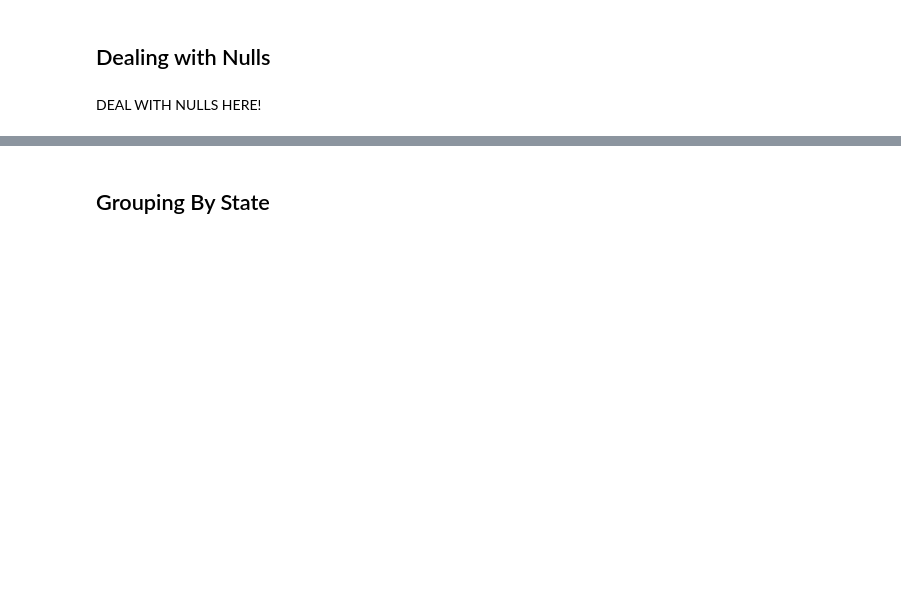
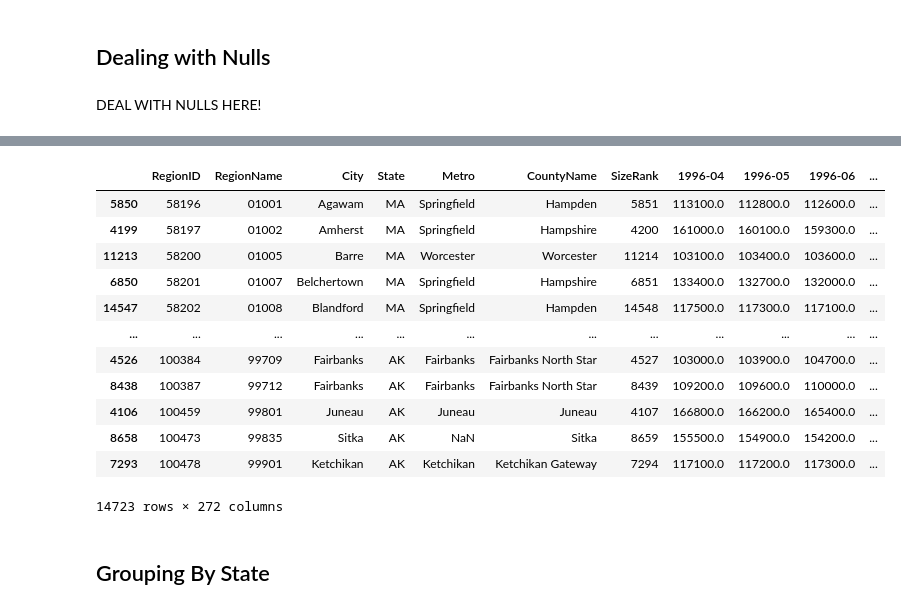
Before and after one commit to jxn628/dsc-phase-4-project-1, a Jupyter notebook: student.ipynb, the cells around one changed output, grey strips where cells are left out. Drawn from its saved outputs; the diff is of its cells as text; code cells hidden in the pictures; blank space fills up the shorter version.

```diff
--- a/student.ipynb
+++ b/student.ipynb
@@ -109,3 +425,19 @@ DEAL WITH NULLS HERE!
+# %%
+df.sort_values('RegionName')
+# %% [output]
+|  | RegionID | RegionName | City | State | Metro | CountyName | SizeRank | 1996-04 | 1996-05 | 1996-06 | ... |
+| 5850 | 58196 | 01001 | Agawam | MA | Springfield | Hampden | 5851 | 113100.0 | 112800.0 | 112600.0 | ... |
+| 4199 | 58197 | 01002 | Amherst | MA | Springfield | Hampshire | 4200 | 161000.0 | 160100.0 | 159300.0 | ... |
+| 11213 | 58200 | 01005 | Barre | MA | Worcester | Worcester | 11214 | 103100.0 | 103400.0 | 103600.0 | ... |
+| 6850 | 58201 | 01007 | Belchertown | MA | Springfield | Hampshire | 6851 | 133400.0 | 132700.0 | 132000.0 | ... |
+| 14547 | 58202 | 01008 | Blandford | MA | Springfield | Hampden | 14548 | 117500.0 | 117300.0 | 117100.0 | ... |
+| ... | ... | ... | ... | ... | ... | ... | ... | ... | ... | ... | ... |
+| 4526 | 100384 | 99709 | Fairbanks | AK | Fairbanks | Fairbanks North Star | 4527 | 103000.0 | 103900.0 | 104700.0 | ... |
+| 8438 | 100387 | 99712 | Fairbanks | AK | Fairbanks | Fairbanks North Star | 8439 | 109200.0 | 109600.0 | 110000.0 | ... |
+| 4106 | 100459 | 99801 | Juneau | AK | Juneau | Juneau | 4107 | 166800.0 | 166200.0 | 165400.0 | ... |
+| 8658 | 100473 | 99835 | Sitka | AK | NaN | Sitka | 8659 | 155500.0 | 154900.0 | 154200.0 | ... |
+| 7293 | 100478 | 99901 | Ketchikan | AK | Ketchikan | Ketchikan Gateway | 7294 | 117100.0 | 117200.0 | 117300.0 | ... |
+14723 rows × 272 columns
 # %% [markdown]
 ## Grouping By State
 # %%
```
Also changed, not shown: parts of 42 cells of this notebook.
